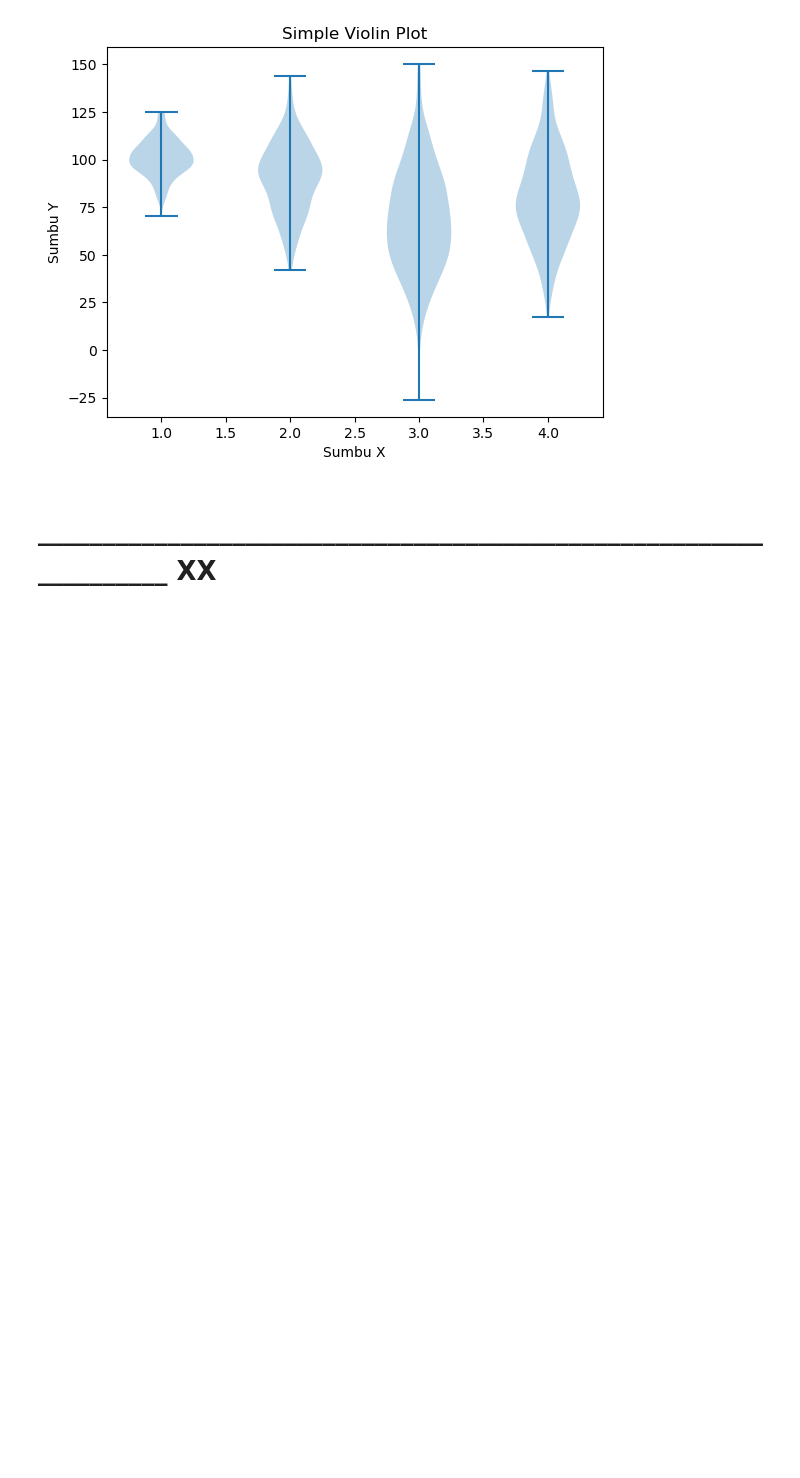
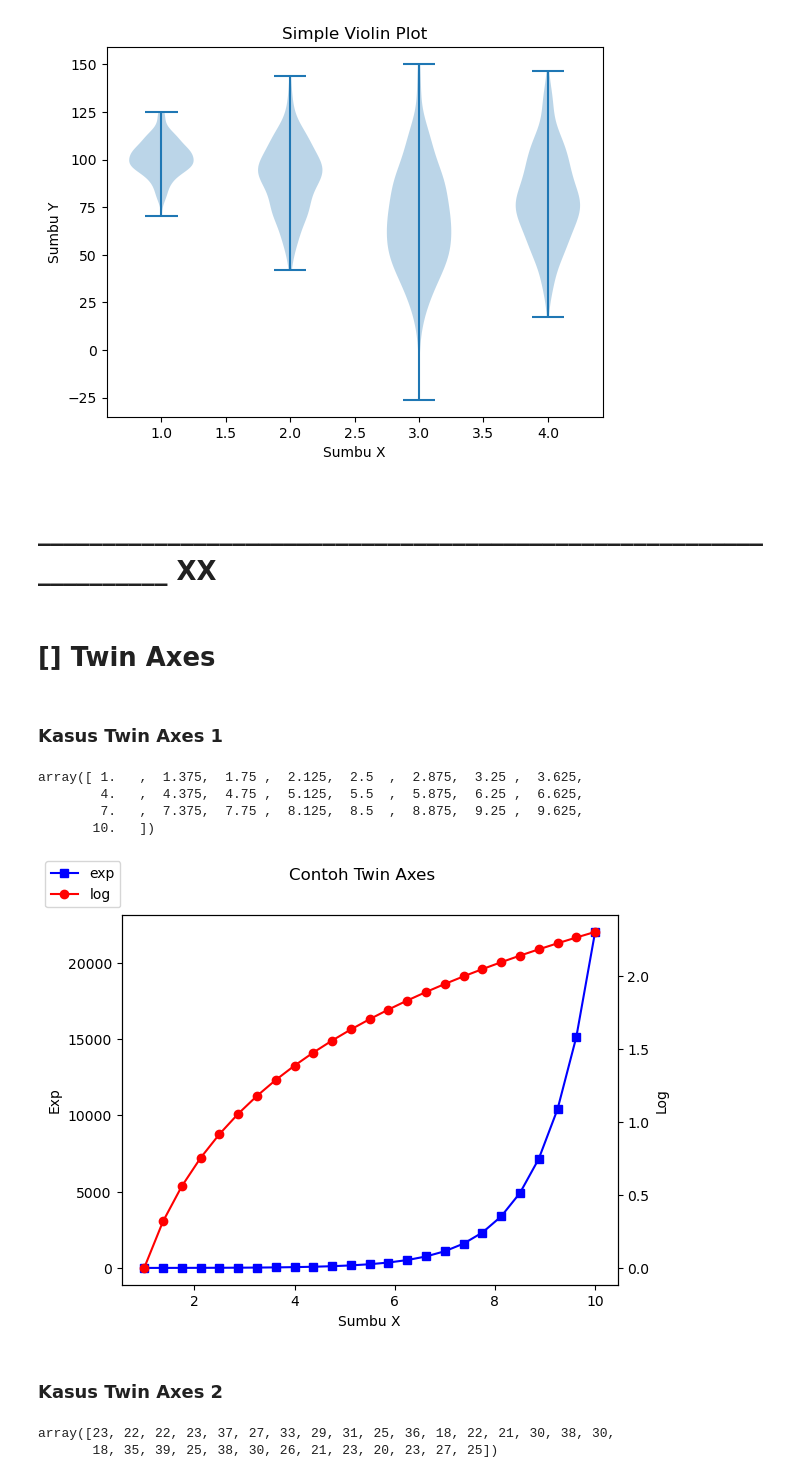
Before and after one commit to Edy-Mochamad/Learn-visualization-data, a Jupyter notebook: pengenalan-Matplotlib.ipynb, the cells around one changed output. Saved outputs shown, nothing was run; the diff lists cells and outputs as text; code cells hidden in the pictures; blank space fills up the shorter version.

Commit message:
Twin Axes

```diff
--- a/pengenalan-Matplotlib.ipynb
+++ b/pengenalan-Matplotlib.ipynb
@@ -1059,3 +1059,40 @@ plt.show()
 [figure]
 # %% [markdown]
 # **__________________________________________________________________ XX**
+# %% [markdown]
+# **[] Twin Axes**
+# %% [markdown]
+### **Kasus Twin Axes 1**
+# %%
+x = np.linspace(1, 10, 25)
+x
+# %% [output]
+array([ 1.   ,  1.375,  1.75 ,  2.125,  2.5  ,  2.875,  3.25 ,  3.625,
+        4.   ,  4.375,  4.75 ,  5.125,  5.5  ,  5.875,  6.25 ,  6.625,
+        7.   ,  7.375,  7.75 ,  8.125,  8.5  ,  8.875,  9.25 ,  9.625,
+       10.   ])
+# %%
+fig, ax1 = plt.subplots()
+
+ax1.plot(x, np.exp(x), 'bs-', label = 'exp')
+ax1.set_xlabel('Sumbu X')
+ax1.set_ylabel('Exp')
+
+ax2 = ax1.twinx()
+ax2.plot(x, np.log(x), 'ro-', label = 'log')
+ax2.set_ylabel('Log')
+
+fig.suptitle('Contoh Twin Axes')
+fig.legend(loc = 'upper left')
+
+plt.show()
+# %% [output]
+[figure, added]
+# %% [markdown]
+### **Kasus Twin Axes 2**
+# %%
+x = np.random.randint(16, 40, size = 30)
+x
+# %% [output]
+array([23, 22, 22, 23, 37, 27, 33, 29, 31, 25, 36, 18, 22, 21, 30, 38, 30,
+       18, 35, 39, 25, 38, 30, 26, 21, 23, 20, 23, 27, 25])
```
